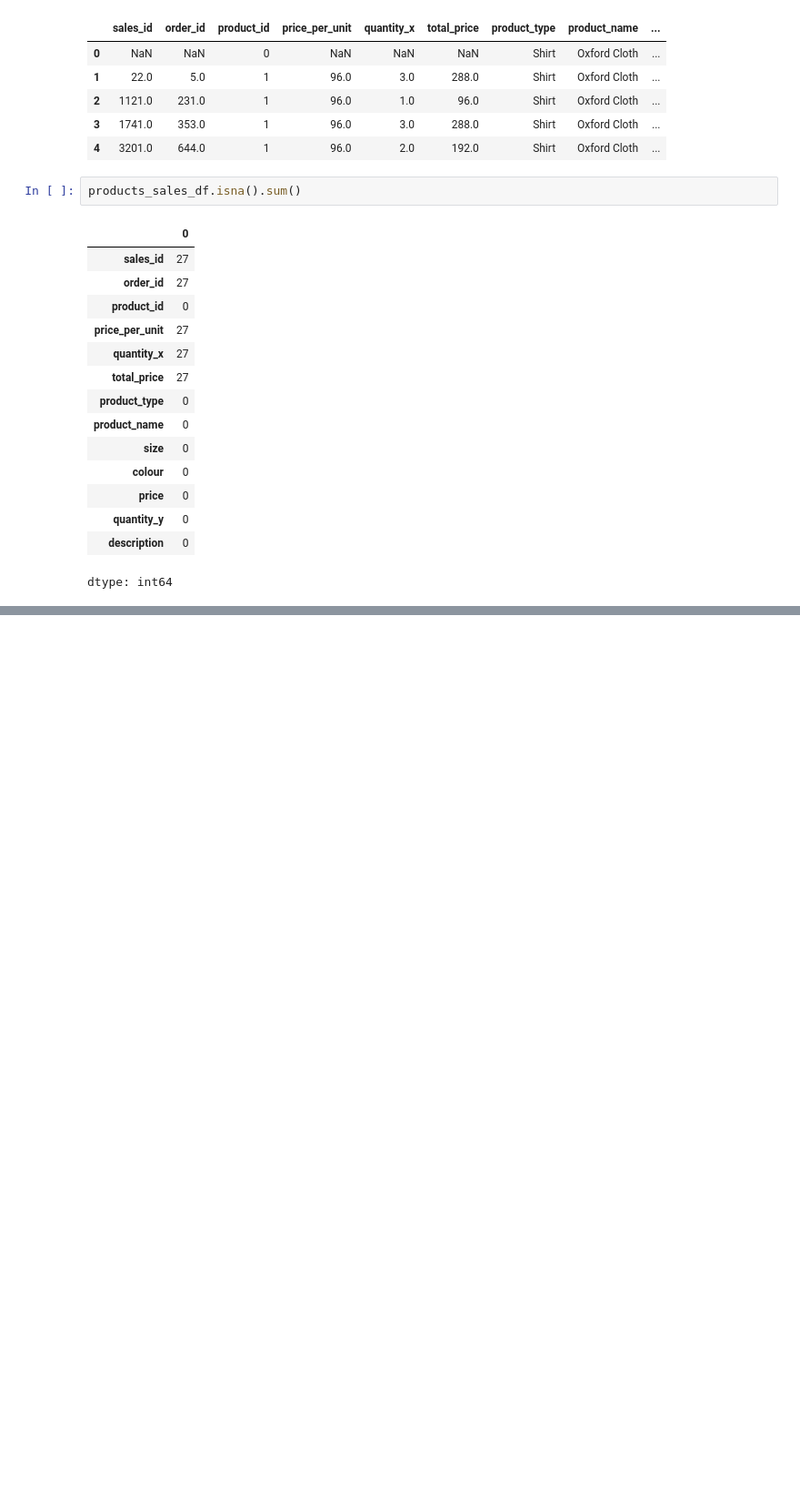
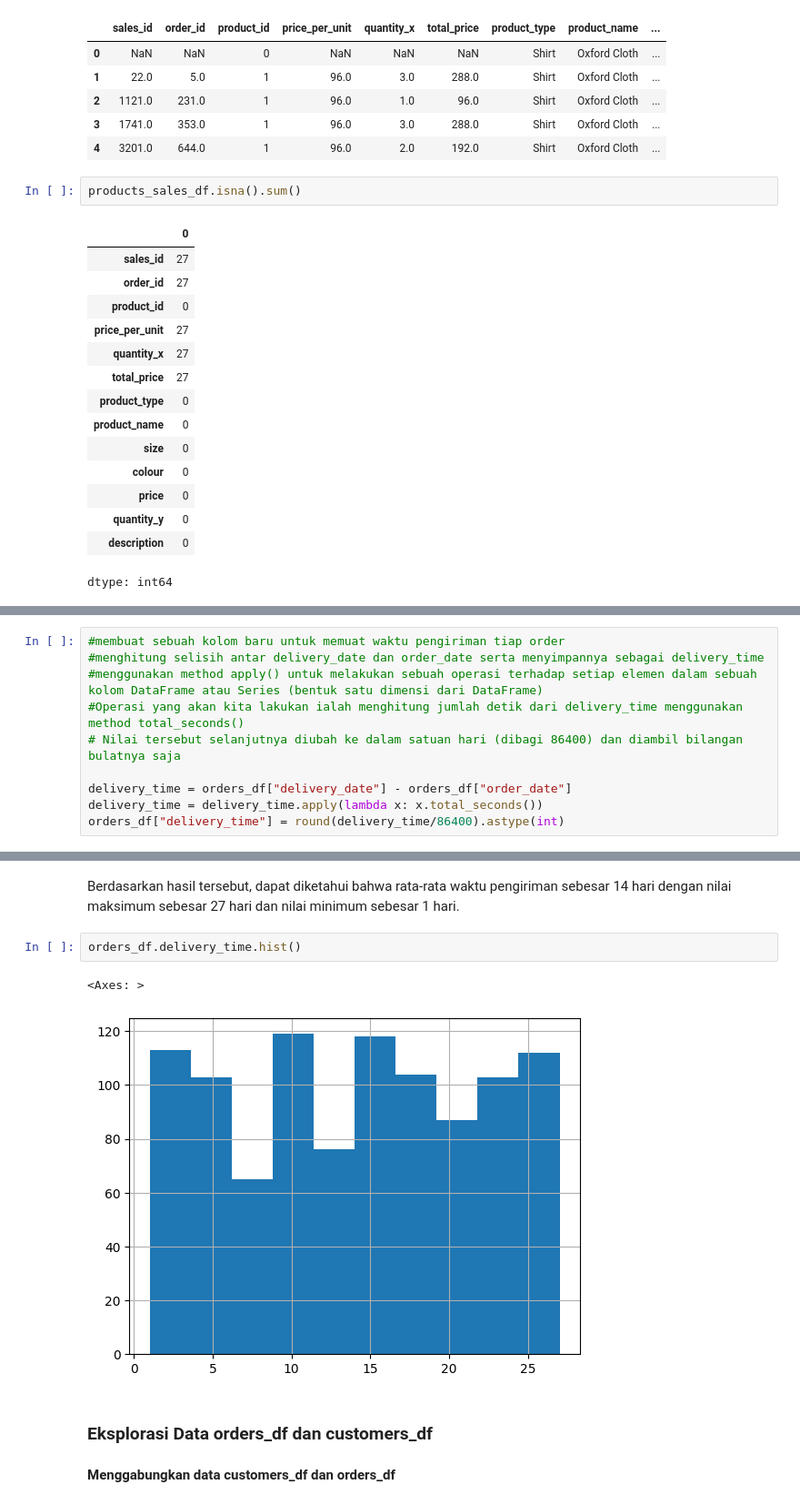
Before and after one commit to farhanzibran/Analisis_Data_Fashion, a Jupyter notebook: proyek_analisis_data.ipynb, the cells around one changed output, grey strips where cells are left out. Shown: that part at 91% size. Cells and saved outputs as stored; diff of their text form; blank space fills up the shorter version.

```diff
--- a/proyek_analisis_data.ipynb
+++ b/proyek_analisis_data.ipynb
@@ -634,0 +719,10 @@ dtype: int64
+# %%
+#membuat sebuah kolom baru untuk memuat waktu pengiriman tiap order
+#menghitung selisih antar delivery_date dan order_date serta menyimpannya sebagai delivery_time
+#menggunakan method apply() untuk melakukan sebuah operasi terhadap setiap elemen dalam sebuah kolom DataFrame atau Series (bentuk satu dimensi dari DataFrame)
+#Operasi yang akan kita lakukan ialah menghitung jumlah detik dari delivery_time menggunakan method total_seconds()
+# Nilai tersebut selanjutnya diubah ke dalam satuan hari (dibagi 86400) dan diambil bilangan bulatnya saja
+
+delivery_time = orders_df["delivery_date"] - orders_df["order_date"]
+delivery_time = delivery_time.apply(lambda x: x.total_seconds())
+orders_df["delivery_time"] = round(delivery_time/86400).astype(int)
@@ -634,0 +751,11 @@ dtype: int64
+# %% [markdown]
+Berdasarkan hasil tersebut, dapat diketahui bahwa rata-rata waktu pengiriman sebesar 14 hari dengan nilai maksimum sebesar 27 hari dan nilai minimum sebesar 1 hari.
+# %%
+orders_df.delivery_time.hist()
+# %% [output]
+<Axes: >
+[figure, added]
+# %% [markdown]
+### **Eksplorasi Data orders_df dan customers_df**
+# %% [markdown]
+**Menggabungkan data customers_df dan orders_df**
```
Also changed, not shown: parts of 68 cells of this notebook.
